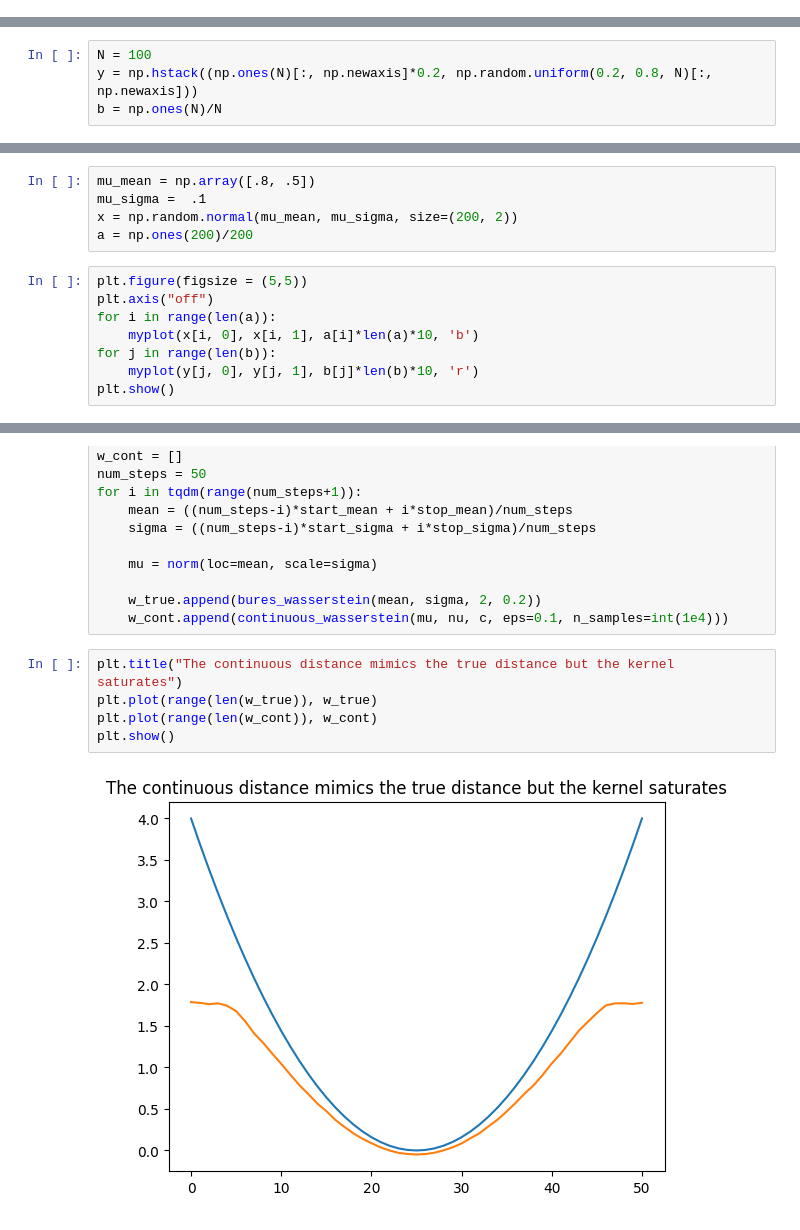
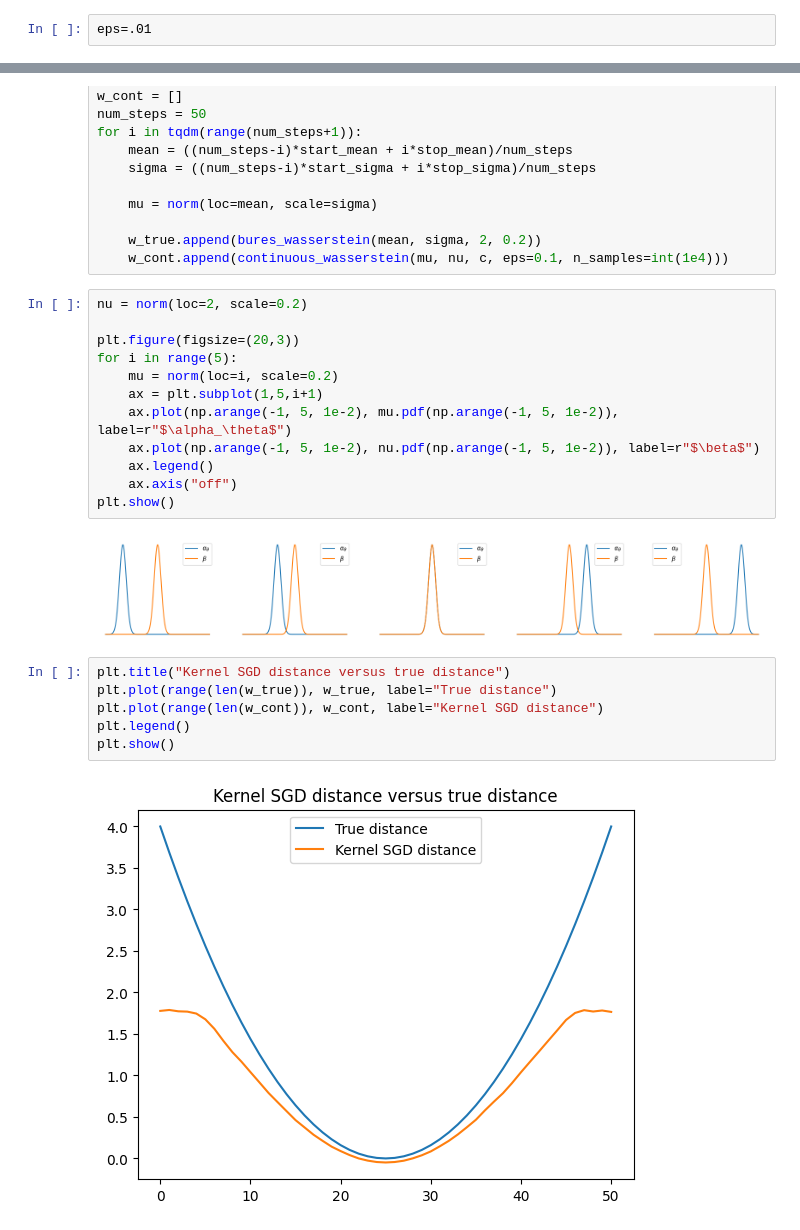
Before and after one commit to eugeneberta/MVA, a Jupyter notebook: S1_Optimal_Transport/Project/project.ipynb, the cells around one changed output, grey strips where cells are left out. Saved outputs shown, nothing was run; the diff lists cells and outputs as text.

```diff
--- a/S1_Optimal_Transport/Project/project.ipynb
+++ b/S1_Optimal_Transport/Project/project.ipynb
@@ -461,0 +563,2 @@ IndexError: too many indices for array: array is 1-dimensional, but 2 were index
+# %%
+eps=.01
@@ -462,6 +569,2 @@ IndexError: too many indices for array: array is 1-dimensional, but 2 were index
 # %% [markdown]
 ### Complex example
-# %%
-N = 100
-y = np.hstack((np.ones(N)[:, np.newaxis]*0.2, np.random.uniform(0.2, 0.8, N)[:, np.newaxis]))
-b = np.ones(N)/N
@@ -532,15 +575,2 @@ plt.show()
 # %% [markdown]
 We compare the results with the discrete-discrete version :
-# %%
-mu_mean = np.array([.8, .5])
-mu_sigma =  .1
-x = np.random.normal(mu_mean, mu_sigma, size=(200, 2))
-a = np.ones(200)/200
-# %%
-plt.figure(figsize = (5,5))
-plt.axis("off")
-for i in range(len(a)):
-    myplot(x[i, 0], x[i, 1], a[i]*len(a)*10, 'b')
-for j in range(len(b)):
-    myplot(y[j, 0], y[j, 1], b[j]*len(b)*10, 'r')
-plt.show()
@@ -682,10 +685,25 @@ for i in tqdm(range(num_steps+1)):
 
     w_true.append(bures_wasserstein(mean, sigma, 2, 0.2))
     w_cont.append(continuous_wasserstein(mu, nu, c, eps=0.1, n_samples=int(1e4)))
+# %%
+nu = norm(loc=2, scale=0.2)
+
+plt.figure(figsize=(20,3))
+for i in range(5):
+    mu = norm(loc=i, scale=0.2)
+    ax = plt.subplot(1,5,i+1)
+    ax.plot(np.arange(-1, 5, 1e-2), mu.pdf(np.arange(-1, 5, 1e-2)), label=r"$\alpha_\theta$")
+    ax.plot(np.arange(-1, 5, 1e-2), nu.pdf(np.arange(-1, 5, 1e-2)), label=r"$\beta$")
+    ax.legend()
+    ax.axis("off")
+plt.show()
+# %% [output]
+[figure, added]
 # %%
-plt.title("The continuous distance mimics the true distance but the kernel saturates")
-plt.plot(range(len(w_true)), w_true)
-plt.plot(range(len(w_cont)), w_cont)
+plt.title("Kernel SGD distance versus true distance")
+plt.plot(range(len(w_true)), w_true, label="True distance")
+plt.plot(range(len(w_cont)), w_cont, label="Kernel SGD distance")
+plt.legend()
 plt.show()
 # %% [output]
-[figure, old version]
+[figure, new version]
```
Also changed, not shown: parts of 81 cells of this notebook.
